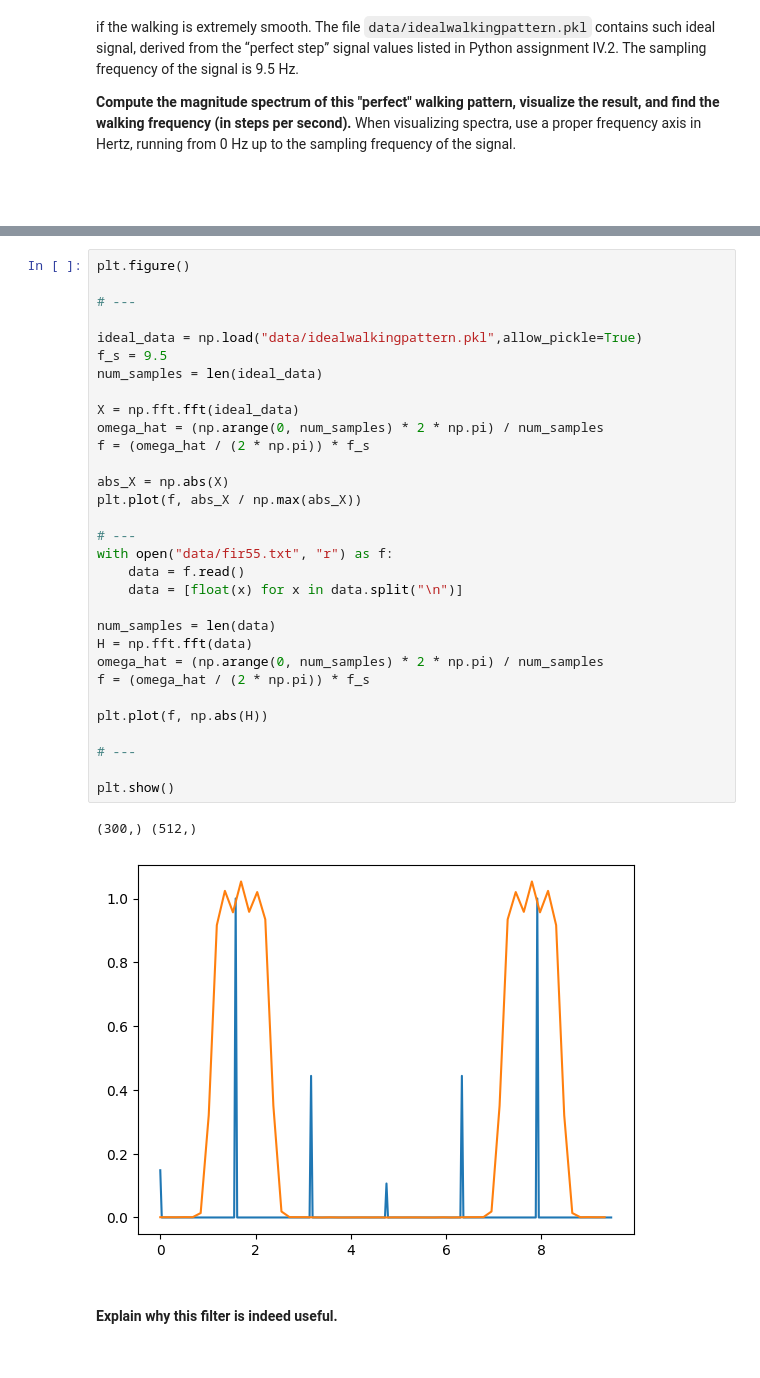
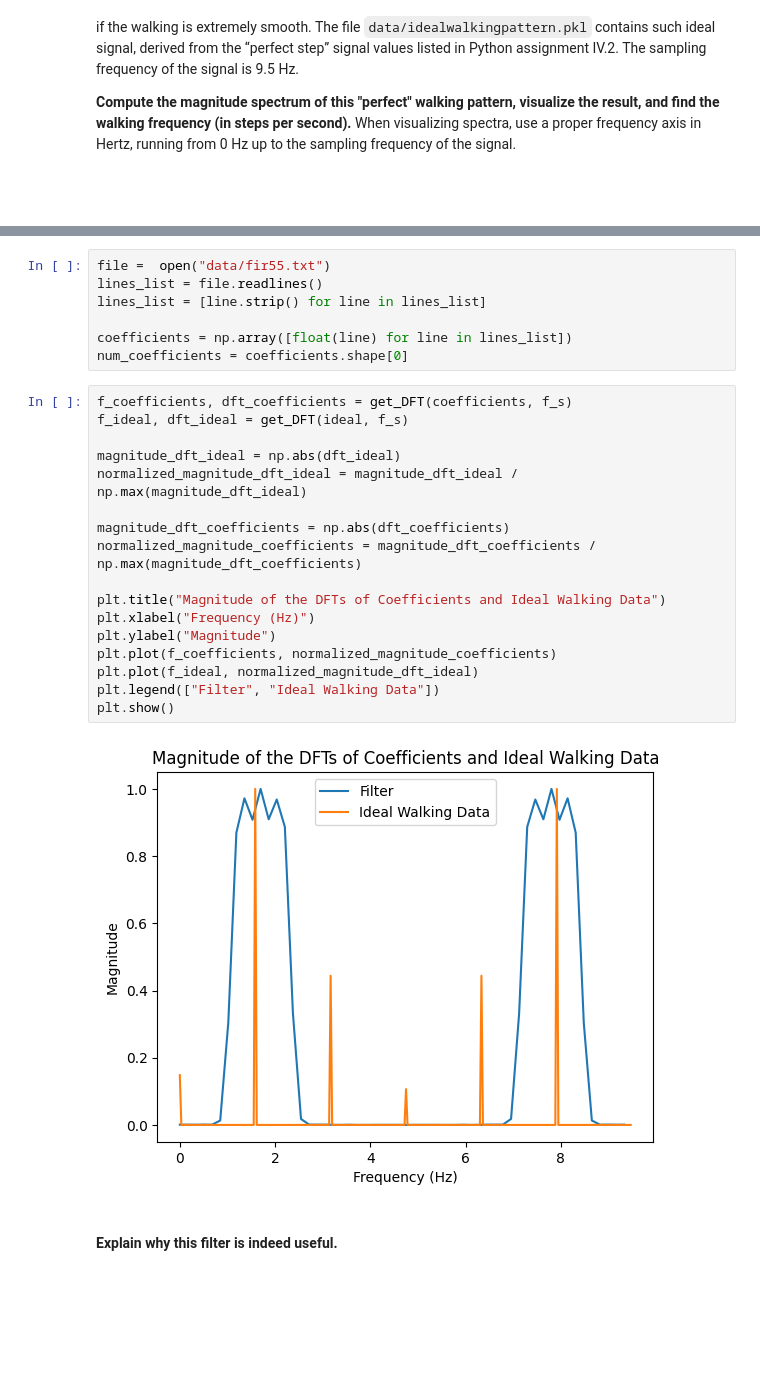
Before and after one commit to imonous/tud-cse2220-labs, a Jupyter notebook: wk7/Assignments_Week_VII.ipynb, the cells around one changed output, grey strips where cells are left out. Drawn from its saved outputs; the diff is of its cells as text; blank space fills up the shorter version.

```diff
--- a/wk7/Assignments_Week_VII.ipynb
+++ b/wk7/Assignments_Week_VII.ipynb
@@ -484,40 +465,32 @@ Based on this walking pattern, we can design a proper low pass filter to try to
 To avoid retyping, the coefficients are given in the file `data/fir55.txt`. **Compute and visualize the transfer function of this filter (magnitude and phase). Overlay the magnitude of the transfer function on the magnitude spectrum of the "perfect" walking pattern using the same (!) horizontal frequency scale.**
 
 <br>
+# %%
+file =  open("data/fir55.txt")
+lines_list = file.readlines()
+lines_list = [line.strip() for line in lines_list]
+
+coefficients = np.array([float(line) for line in lines_list])
+num_coefficients = coefficients.shape[0]
 # %%
-plt.figure()
+f_coefficients, dft_coefficients = get_DFT(coefficients, f_s)
+f_ideal, dft_ideal = get_DFT(ideal, f_s)
 
-# ---
+magnitude_dft_ideal = np.abs(dft_ideal)
+normalized_magnitude_dft_ideal = magnitude_dft_ideal / np.max(magnitude_dft_ideal)
 
-ideal_data = np.load("data/idealwalkingpattern.pkl",allow_pickle=True)
-f_s = 9.5
-num_samples = len(ideal_data)
+magnitude_dft_coefficients = np.abs(dft_coefficients)
+normalized_magnitude_coefficients = magnitude_dft_coefficients / np.max(magnitude_dft_coefficients)
 
-X = np.fft.fft(ideal_data)
-omega_hat = (np.arange(0, num_samples) * 2 * np.pi) / num_samples
-f = (omega_hat / (2 * np.pi)) * f_s
-
-abs_X = np.abs(X)
-plt.plot(f, abs_X / np.max(abs_X))
-
-# ---
-with open("data/fir55.txt", "r") as f:
-    data = f.read()
-    data = [float(x) for x in data.split("\n")]
-
-num_samples = len(data)
-H = np.fft.fft(data)
-omega_hat = (np.arange(0, num_samples) * 2 * np.pi) / num_samples
-f = (omega_hat / (2 * np.pi)) * f_s
-
-plt.plot(f, np.abs(H))
-
-# ---
-
+plt.title("Magnitude of the DFTs of Coefficients and Ideal Walking Data")
+plt.xlabel("Frequency (Hz)")
+plt.ylabel("Magnitude")
+plt.plot(f_coefficients, normalized_magnitude_coefficients)
+plt.plot(f_ideal, normalized_magnitude_dft_ideal)
+plt.legend(["Filter", "Ideal Walking Data"])
 plt.show()
 # %% [output]
-(300,) (512,)
-[figure, old version]
+[figure, new version]
 # %% [markdown]
 <br>
 
```
Also changed, not shown: parts of 27 cells of this notebook.
